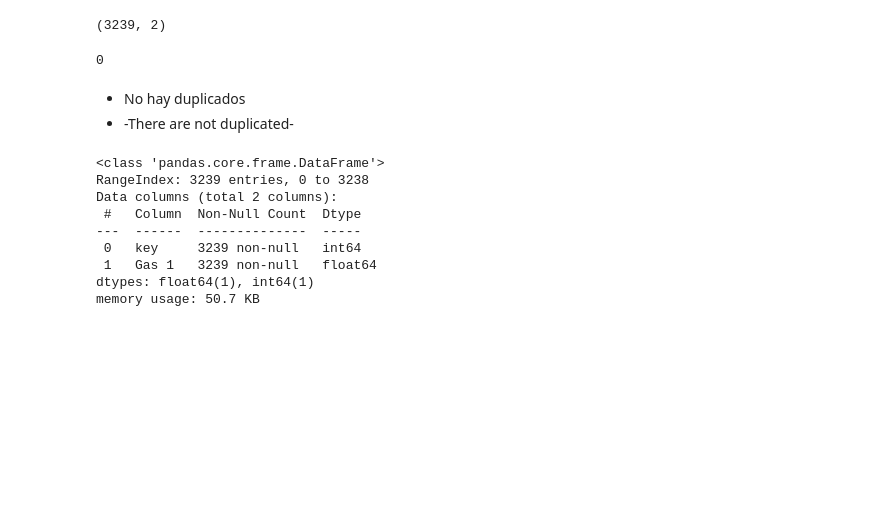
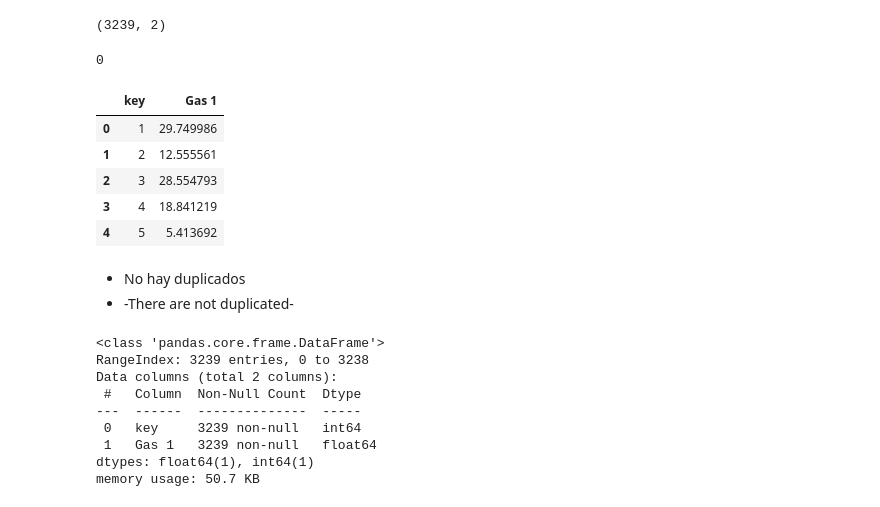
Before and after one commit to Kaiziferr/optimal_steel_temperature, a Jupyter notebook: eda/data_gas.ipynb, the cells around one changed output. Cells and saved outputs as stored; diff of their text form; code cells hidden in the pictures; blank space fills up the shorter version.

```diff
--- a/eda/data_gas.ipynb
+++ b/eda/data_gas.ipynb
@@ -41,6 +32,15 @@ data_gas.shape
 data_gas['key'].duplicated().sum()
 # %% [output]
 0
+# %%
+data_gas.head()
+# %% [output]
+|  | key | Gas 1 |
+| 0 | 1 | 29.749986 |
+| 1 | 2 | 12.555561 |
+| 2 | 3 | 28.554793 |
+| 3 | 4 | 18.841219 |
+| 4 | 5 | 5.413692 |
 # %% [markdown]
 - No hay duplicados
 - -There are not duplicated-
```
Also changed, not shown: parts of 6 cells of this notebook, 9 other files.
